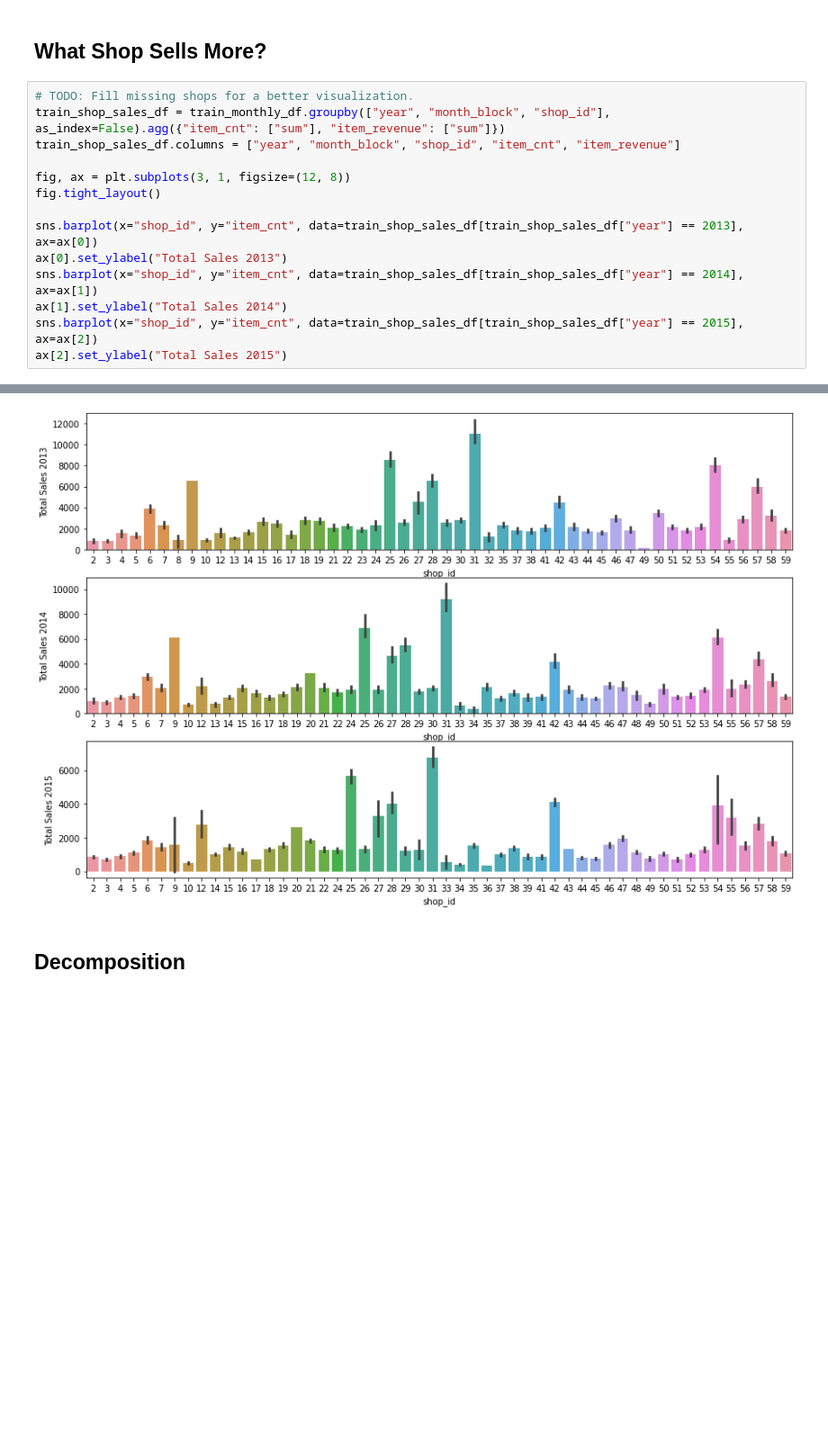
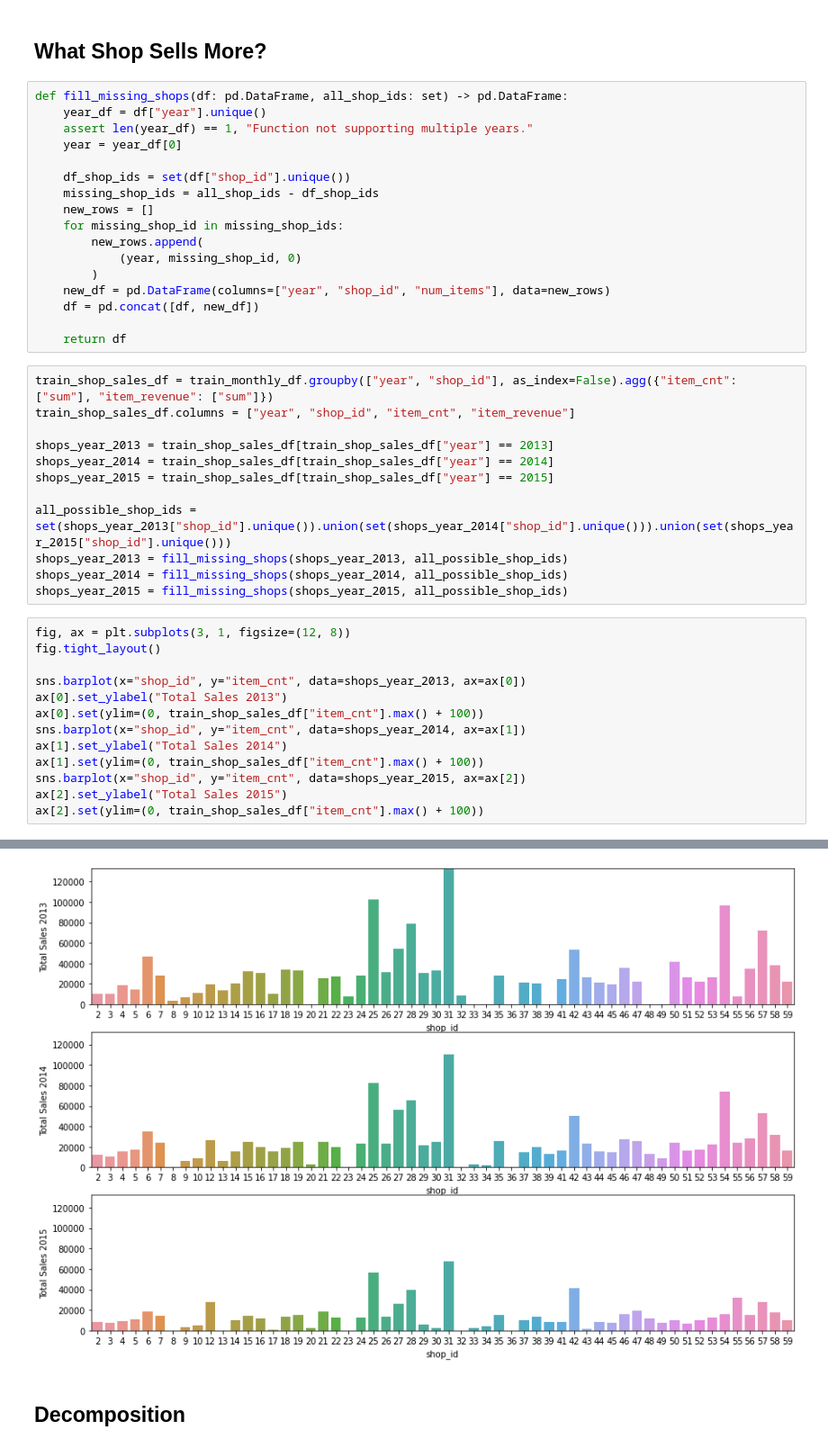
Before and after one commit to PaulIusztin/sales-prediction, a Jupyter notebook: notebooks/eda_monthly.ipynb, the cells around one changed output, grey strips where cells are left out. Shown at 90% size. Saved outputs shown, nothing was run; the diff lists cells and outputs as text; blank space fills up the shorter version.

```diff
--- a/notebooks/eda_monthly.ipynb
+++ b/notebooks/eda_monthly.ipynb
@@ -357,18 +420,46 @@ sns.barplot(x="item_category_id", y="num_items", data=train_number_items_df)
 # Shop Level
 # %% [markdown]
 ## What Shop Sells More?
+# %%
+def fill_missing_shops(df: pd.DataFrame, all_shop_ids: set) -> pd.DataFrame:
+    year_df = df["year"].unique()
+    assert len(year_df) == 1, "Function not supporting multiple years."
+    year = year_df[0]
+
+    df_shop_ids = set(df["shop_id"].unique())
+    missing_shop_ids = all_shop_ids - df_shop_ids
+    new_rows = []
+    for missing_shop_id in missing_shop_ids:
+        new_rows.append(
+            (year, missing_shop_id, 0)
+        )
+    new_df = pd.DataFrame(columns=["year", "shop_id", "num_items"], data=new_rows)
+    df = pd.concat([df, new_df])
+
+    return df
+# %%
+train_shop_sales_df = train_monthly_df.groupby(["year", "shop_id"], as_index=False).agg({"item_cnt": ["sum"], "item_revenue": ["sum"]})
+train_shop_sales_df.columns = ["year", "shop_id", "item_cnt", "item_revenue"]
+
+shops_year_2013 = train_shop_sales_df[train_shop_sales_df["year"] == 2013]
+shops_year_2014 = train_shop_sales_df[train_shop_sales_df["year"] == 2014]
+shops_year_2015 = train_shop_sales_df[train_shop_sales_df["year"] == 2015]
+
+all_possible_shop_ids = set(shops_year_2013["shop_id"].unique()).union(set(shops_year_2014["shop_id"].unique())).union(set(shops_year_2015["shop_id"].unique()))
+shops_year_2013 = fill_missing_shops(shops_year_2013, all_possible_shop_ids)
+shops_year_2014 = fill_missing_shops(shops_year_2014, all_possible_shop_ids)
+shops_year_2015 = fill_missing_shops(shops_year_2015, all_possible_shop_ids)
 # %%
-# TODO: Fill missing shops for a better visualization.
-train_shop_sales_df = train_monthly_df.groupby(["year", "month_block", "shop_id"], as_index=False).agg({"item_cnt": ["sum"], "item_revenue": ["sum"]})
-train_shop_sales_df.columns = ["year", "month_block", "shop_id", "item_cnt", "item_revenue"]
-
 fig, ax = plt.subplots(3, 1, figsize=(12, 8))
 fig.tight_layout()
 
-sns.barplot(x="shop_id", y="item_cnt", data=train_shop_sales_df[train_shop_sales_df["year"] == 2013], ax=ax[0])
+sns.barplot(x="shop_id", y="item_cnt", data=shops_year_2013, ax=ax[0])
 ax[0].set_ylabel("Total Sales 2013")
-sns.barplot(x="shop_id", y="item_cnt", data=train_shop_sales_df[train_shop_sales_df["year"] == 2014], ax=ax[1])
+ax[0].set(ylim=(0, train_shop_sales_df["item_cnt"].max() + 100))
+sns.barplot(x="shop_id", y="item_cnt", data=shops_year_2014, ax=ax[1])
 ax[1].set_ylabel("Total Sales 2014")
-sns.barplot(x="shop_id", y="item_cnt", data=train_shop_sales_df[train_shop_sales_df["year"] == 2015], ax=ax[2])
+ax[1].set(ylim=(0, train_shop_sales_df["item_cnt"].max() + 100))
+sns.barplot(x="shop_id", y="item_cnt", data=shops_year_2015, ax=ax[2])
 ax[2].set_ylabel("Total Sales 2015")
+ax[2].set(ylim=(0, train_shop_sales_df["item_cnt"].max() + 100))
 # %% [output]
@@ -376,4 +467,4 @@ Text(81.125, 0.5, 'Total Sales 2015')
-[figure, old version]
+[figure, new version]
 # %% [markdown]
 ## Decomposition
 # %%
```
Also changed, not shown: parts of 19 cells of this notebook.
